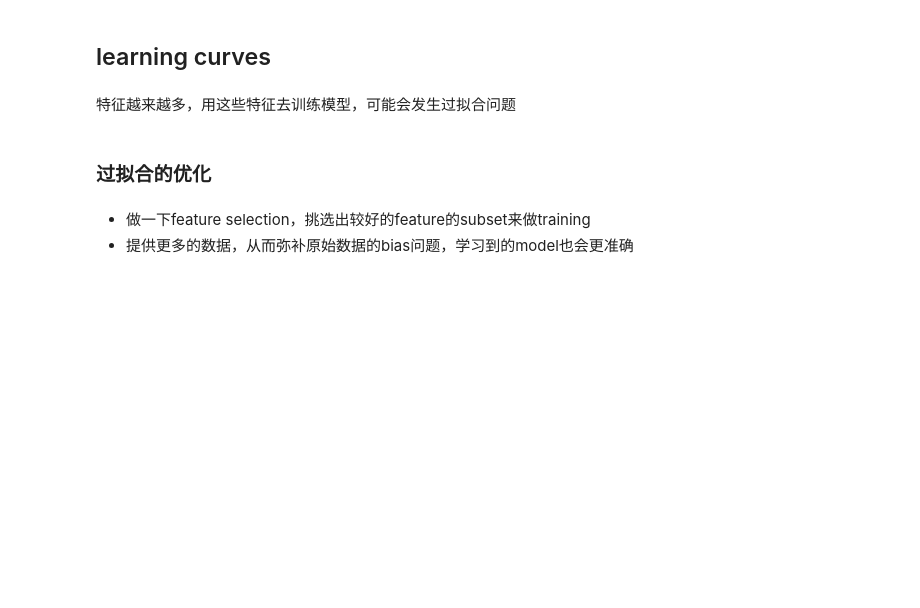
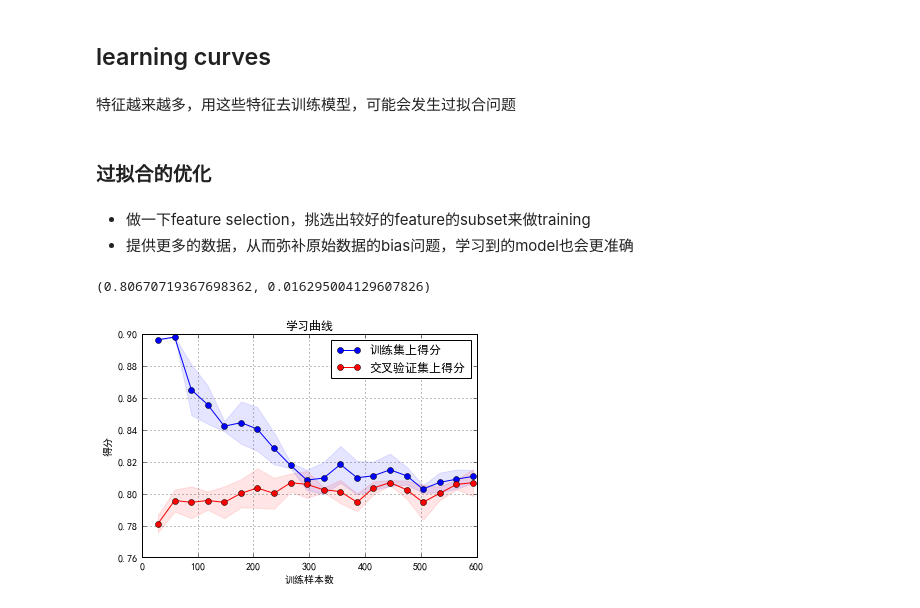
Before and after one commit to futheads/Python-study, a Jupyter notebook: MLexamples/Titanic/Titanic.ipynb, the cells around one changed output. Saved outputs shown, nothing was run; the diff lists cells and outputs as text; code cells hidden in the pictures; blank space fills up the shorter version.

```diff
--- a/MLexamples/Titanic/Titanic.ipynb
+++ b/MLexamples/Titanic/Titanic.ipynb
@@ -527,34 +527,50 @@ from sklearn.learning_curve import learning_curve
 
 def plot_learning_curve(estimator, title, X, y, ylim=None, cv=None, n_jobs=1,
                        train_sizes=np.linspace(.05, 1., 20), verbose=0, plot=True):
     """
     参数解释
     ---------
-    estimate ： 分类器
+    estimator ： 分类器
     title : 表格标题
     X : 输入的feature，numpy类型
     y : 输入的target vector
     ylim : tuple格式的(ymin, ymax)
     cv : cv分成的份数
     n_jobs : 并行的任务数
     """
     train_sizes, train_scores, test_scores = learning_curve(estimator, X, y, cv=cv, n_jobs=n_jobs,
                                                             train_sizes=train_sizes, verbose=verbose)
     train_scores_mean = np.mean(train_scores, axis=1)
     train_scores_std = np.std(train_scores, axis=1)
     test_scores_mean = np.mean(test_scores, axis=1)
-    test_scores_std = np.mean(test_scores, axis=1)
+    test_scores_std = np.std(test_scores, axis=1)
 
     if plot:
         plt.figure()
         plt.title(title)
         if ylim is not None:
             plt.ylim(*ylim)
         plt.xlabel("训练样本数")
         plt.ylabel("得分")
         plt.gca().invert_yaxis()
         plt.grid()
 
-        plt.fill_between(train_sizes, train_scores_mean - train_scores_std)
+        plt.fill_between(train_sizes, train_scores_mean - train_scores_std,
+                         train_scores_mean + train_scores_std, alpha=0.1, color="b")
+        plt.fill_between(train_sizes, test_scores_mean - test_scores_std,
+                        test_scores_mean + test_scores_std, alpha=0.1, color="r")
 
-plot_learning_curve(clf, "学习曲线"， X, y)
+        plt.plot(train_sizes, train_scores_mean, "o-", color="b", label="训练集上得分")
+        plt.plot(train_sizes, test_scores_mean, "o-", color="r", label="交叉验证集上得分")
+
+        plt.legend(loc="best")
+
+        plt.gca().invert_yaxis()
+    midpoint = ((train_scores_mean[-1] + train_scores_std[-1]) + (test_scores_mean[-1] - test_scores_std[-1])) / 2
+    diff = (train_scores_mean[-1] + train_scores_std[-1]) - (test_scores_mean[-1] - test_scores_std[-1])
+    return midpoint, diff
+
+plot_learning_curve(clf, "学习曲线", X, y)
+# %% [output]
+(0.80670719367698362, 0.016295004129607826)
+[figure, added]
```
Also changed, not shown: parts of 7 cells of this notebook, 4 other files.
